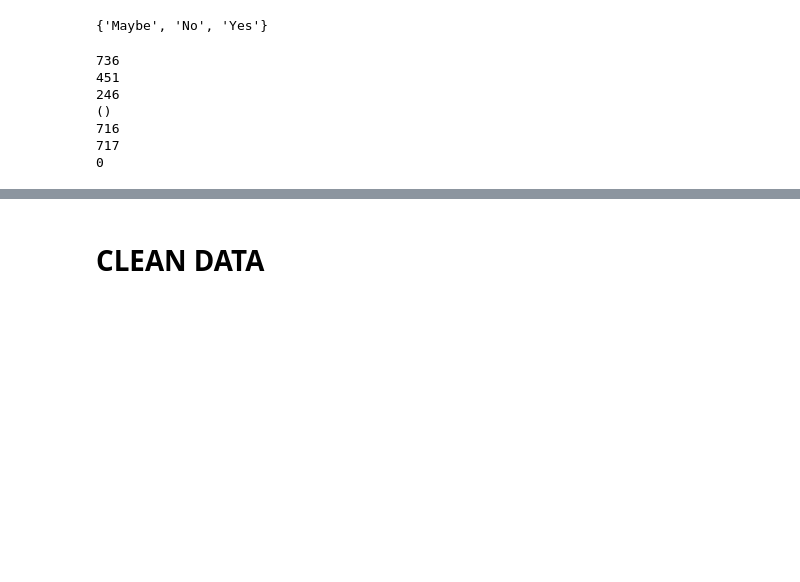
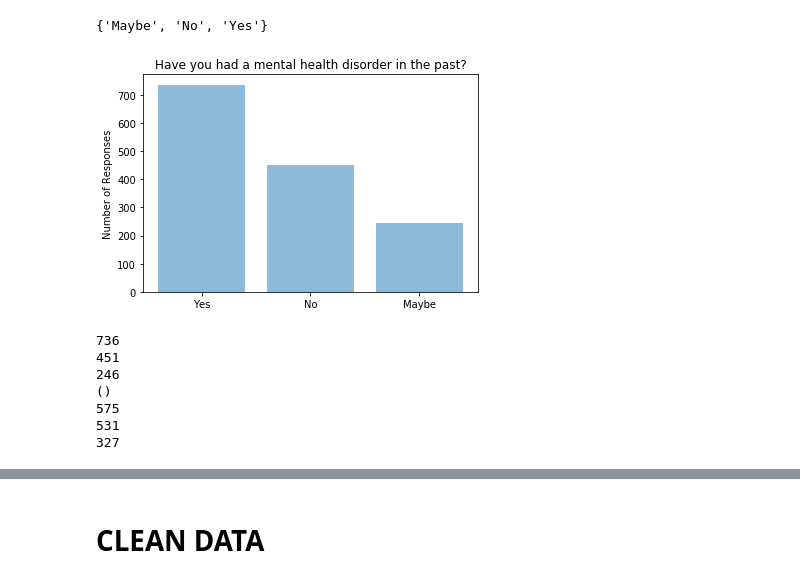
Before and after one commit to cubskru/COGS109MentalHealth, a Jupyter notebook: models.ipynb, the cells around one changed output, grey strips where cells are left out. Drawn from its saved outputs; the diff is of its cells as text; code cells hidden in the pictures; blank space fills up the shorter version.

Commit message:
bar graphs

```diff
--- a/models.ipynb
+++ b/models.ipynb
@@ -33,7 +34,7 @@ data
 # #Exploratory
 # %%
 Mental_Health_ID_1 = data['Have you had a mental health disorder in the past?']
-Mental_Health_ID_2 = data['Have you been diagnosed with a mental health condition by a medical professional?']
+Mental_Health_ID_2 = data['Do you currently have a mental health disorder?']
 # %%
 pd.get_dummies(data).drop(['Are you self-employed?'], axis=1)
 # %% [output]
@@ -69,18 +70,34 @@ responses
 # %% [output]
 {'Maybe', 'No', 'Yes'}
 # %%
+options = ('Yes', 'No', 'Maybe')
+y_pos = np.arange(len(options))
+
+numYes = list(Mental_Health_ID_1).count("Yes")
+numNo = list(Mental_Health_ID_1).count("No")
+numMaybe = list(Mental_Health_ID_1).count("Maybe")
+performance = [numYes, numNo, numMaybe]
+
+plt.bar(y_pos, performance, align='center', alpha=0.5)
+plt.xticks(y_pos, options)
+plt.ylabel('Number of Responses')
+plt.title('Have you had a mental health disorder in the past?')
+plt.show()
+
+
 print(list(Mental_Health_ID_1).count("Yes"))
 print(list(Mental_Health_ID_1).count("No"))
 print(list(Mental_Health_ID_1).count("Maybe"))
 print()
 print(list(Mental_Health_ID_2).count("Yes"))
 print(list(Mental_Health_ID_2).count("No"))
 print(list(Mental_Health_ID_2).count("Maybe"))
 # %% [output]
+[figure, added]
 736
 451
 246
 ()
-716
-717
-0
+575
+531
+327
```
Also changed, not shown: parts of 9 cells of this notebook, 1 other file.
